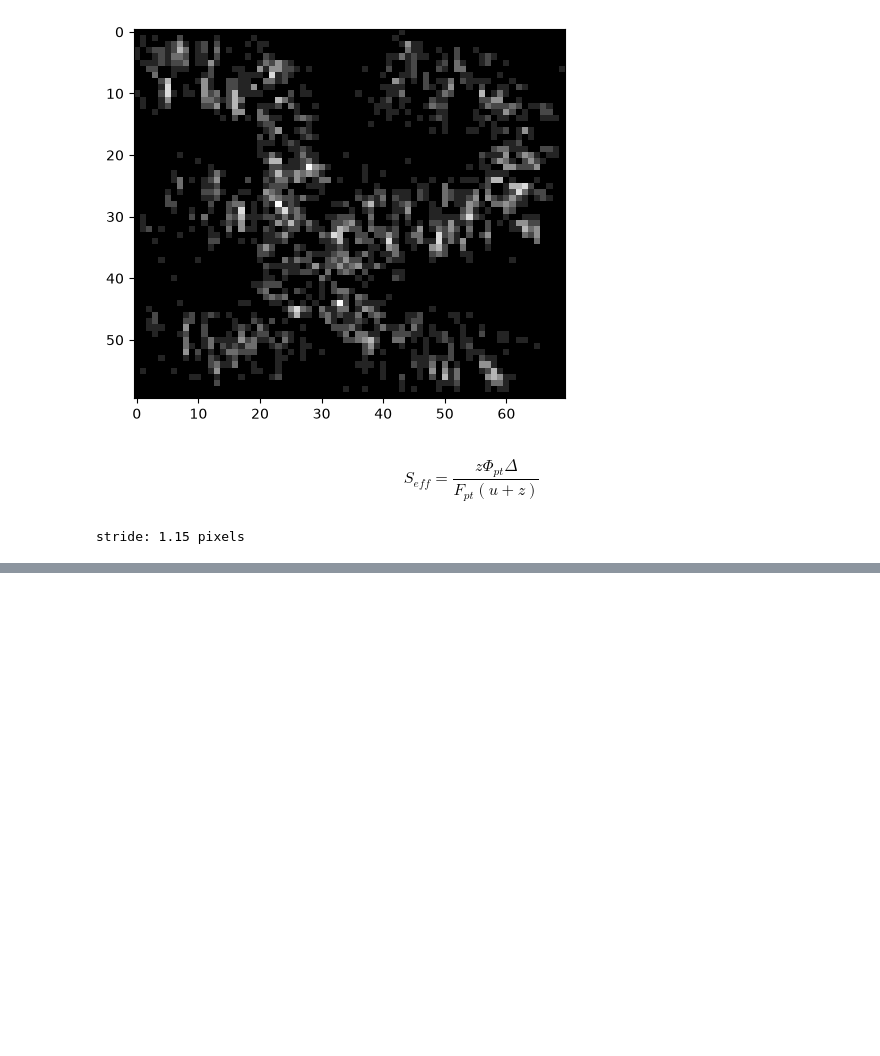
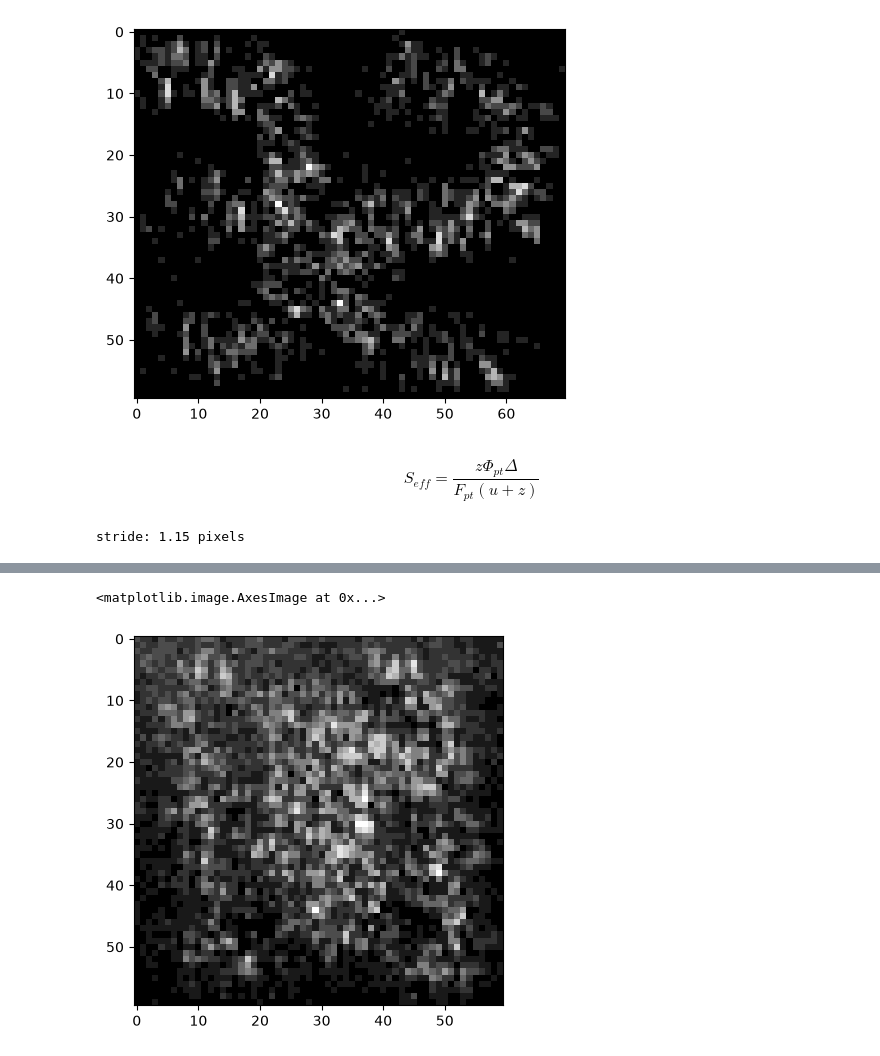
Before and after one commit to importly/dmdcontrol, a Jupyter notebook: timestamps.ipynb, the cells around one changed output, grey strips where cells are left out. Saved outputs shown, nothing was run; the diff lists cells and outputs as text; code cells hidden in the pictures; blank space fills up the shorter version.

```diff
--- a/timestamps.ipynb
+++ b/timestamps.ipynb
@@ -101,0 +144,5 @@ stride: 1.15 pixels
+# %%
+plt.imshow(norm_neg, cmap='gray')
+# %% [output]
+<matplotlib.image.AxesImage at 0x...>
+[figure, added]
```
Also changed, not shown: parts of 23 cells of this notebook, 16 other files.
